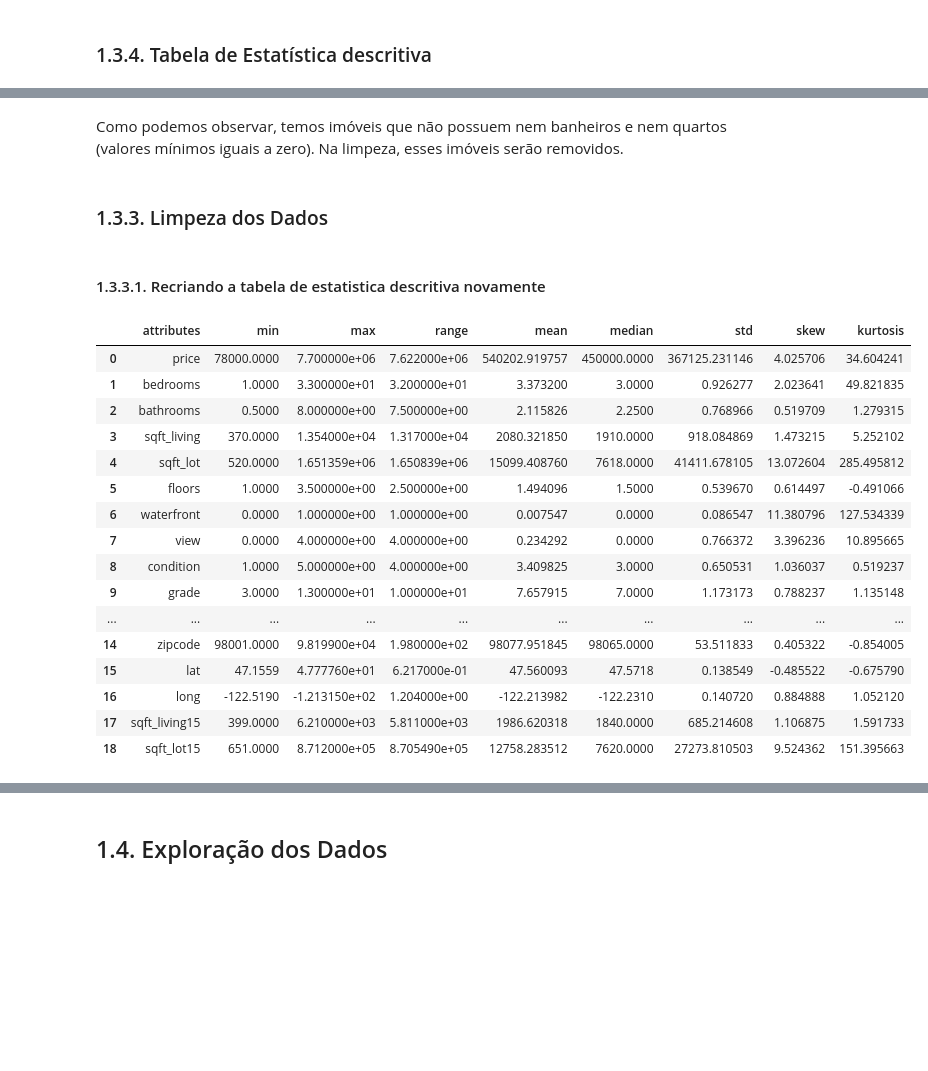
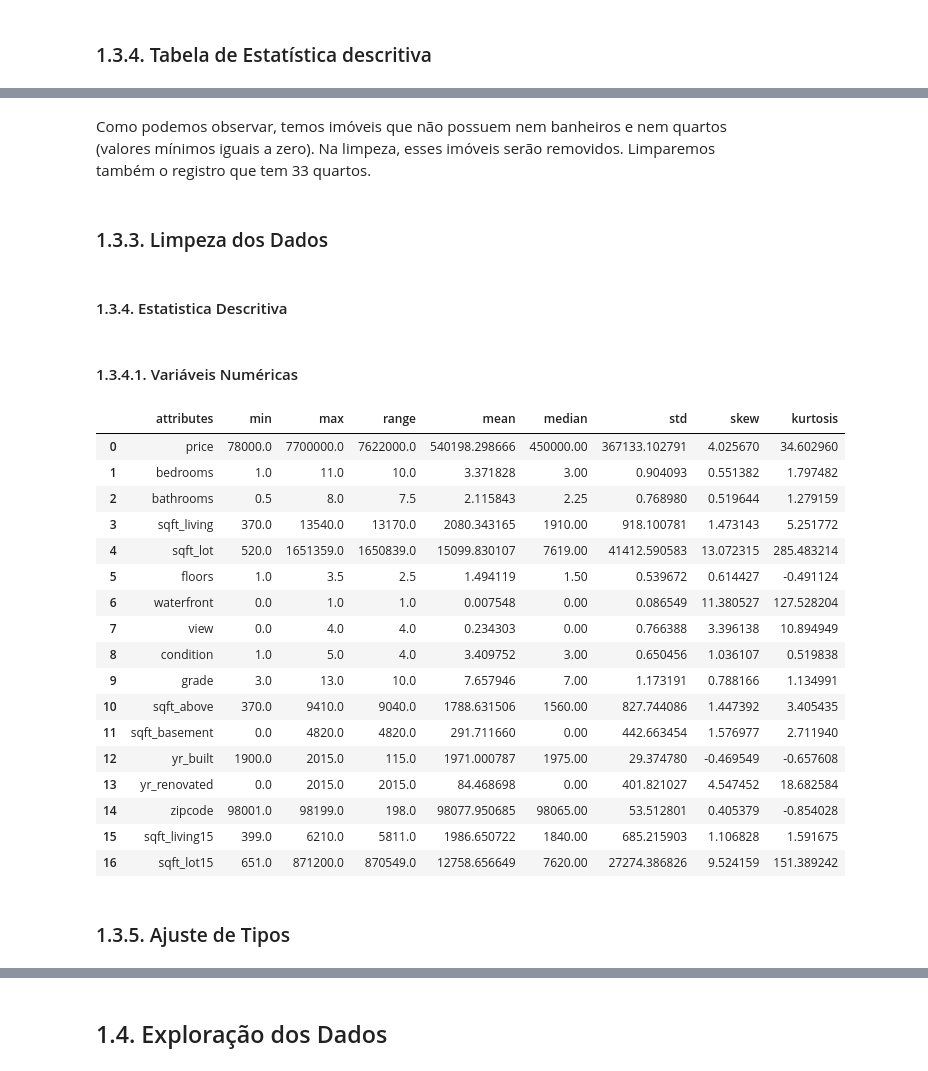
Before and after one commit to PedroFerraresi/houserocket, a Jupyter notebook: notebooks/pf_v2.0.ipynb, the cells around one changed output, grey strips where cells are left out. Saved outputs shown, nothing was run; the diff lists cells and outputs as text; code cells hidden in the pictures; blank space fills up the shorter version.

```diff
--- a/notebooks/pf_v2.0.ipynb
+++ b/notebooks/pf_v2.0.ipynb
@@ -157,30 +161,36 @@ df_numerical
 # %% [markdown]
-Como podemos observar, temos imóveis que não possuem nem banheiros e nem quartos (valores mínimos iguais a zero). Na limpeza, esses imóveis serão removidos.
+Como podemos observar, temos imóveis que não possuem nem banheiros e nem quartos (valores mínimos iguais a zero). Na limpeza, esses imóveis serão removidos. Limparemos também o registro que tem 33 quartos.
 # %% [markdown]
 ### 1.3.3. Limpeza dos Dados
 # %%
 df1 = df_raw.loc[df_raw['bedrooms'] > 0, :]
+df1 = df1.loc[df1['bedrooms'] < 33, :]
 df1 = df1.loc[df1['bathrooms'] > 0, :]
-# %% [markdown]
-#### 1.3.3.1. Recriando a tabela de estatistica descritiva novamente
+# %% [markdown]
+#### 1.3.4. Estatistica Descritiva
+# %% [markdown]
+#### 1.3.4.1. Variáveis Numéricas
 # %%
-df_numerical = create_descriptive_statistics_table(df1, ['id'])
+df_numerical = create_descriptive_statistics_table(df1, ['id', 'lat', 'long'])
 df_numerical
 # %% [output]
 |  | attributes | min | max | range | mean | median | std | skew | kurtosis |
-| 0 | price | 78000.0000 | 7.700000e+06 | 7.622000e+06 | 540202.919757 | 450000.0000 | 367125.231146 | 4.025706 | 34.604241 |
-| 1 | bedrooms | 1.0000 | 3.300000e+01 | 3.200000e+01 | 3.373200 | 3.0000 | 0.926277 | 2.023641 | 49.821835 |
-| 2 | bathrooms | 0.5000 | 8.000000e+00 | 7.500000e+00 | 2.115826 | 2.2500 | 0.768966 | 0.519709 | 1.279315 |
-| 3 | sqft_living | 370.0000 | 1.354000e+04 | 1.317000e+04 | 2080.321850 | 1910.0000 | 918.084869 | 1.473215 | 5.252102 |
-| 4 | sqft_lot | 520.0000 | 1.651359e+06 | 1.650839e+06 | 15099.408760 | 7618.0000 | 41411.678105 | 13.072604 | 285.495812 |
-| 5 | floors | 1.0000 | 3.500000e+00 | 2.500000e+00 | 1.494096 | 1.5000 | 0.539670 | 0.614497 | -0.491066 |
-| 6 | waterfront | 0.0000 | 1.000000e+00 | 1.000000e+00 | 0.007547 | 0.0000 | 0.086547 | 11.380796 | 127.534339 |
-| 7 | view | 0.0000 | 4.000000e+00 | 4.000000e+00 | 0.234292 | 0.0000 | 0.766372 | 3.396236 | 10.895665 |
-| 8 | condition | 1.0000 | 5.000000e+00 | 4.000000e+00 | 3.409825 | 3.0000 | 0.650531 | 1.036037 | 0.519237 |
-| 9 | grade | 3.0000 | 1.300000e+01 | 1.000000e+01 | 7.657915 | 7.0000 | 1.173173 | 0.788237 | 1.135148 |
-| ... | ... | ... | ... | ... | ... | ... | ... | ... | ... |
-| 14 | zipcode | 98001.0000 | 9.819900e+04 | 1.980000e+02 | 98077.951845 | 98065.0000 | 53.511833 | 0.405322 | -0.854005 |
-| 15 | lat | 47.1559 | 4.777760e+01 | 6.217000e-01 | 47.560093 | 47.5718 | 0.138549 | -0.485522 | -0.675790 |
-| 16 | long | -122.5190 | -1.213150e+02 | 1.204000e+00 | -122.213982 | -122.2310 | 0.140720 | 0.884888 | 1.052120 |
-| 17 | sqft_living15 | 399.0000 | 6.210000e+03 | 5.811000e+03 | 1986.620318 | 1840.0000 | 685.214608 | 1.106875 | 1.591733 |
-| 18 | sqft_lot15 | 651.0000 | 8.712000e+05 | 8.705490e+05 | 12758.283512 | 7620.0000 | 27273.810503 | 9.524362 | 151.395663 |
+| 0 | price | 78000.0 | 7700000.0 | 7622000.0 | 540198.298666 | 450000.00 | 367133.102791 | 4.025670 | 34.602960 |
+| 1 | bedrooms | 1.0 | 11.0 | 10.0 | 3.371828 | 3.00 | 0.904093 | 0.551382 | 1.797482 |
+| 2 | bathrooms | 0.5 | 8.0 | 7.5 | 2.115843 | 2.25 | 0.768980 | 0.519644 | 1.279159 |
+| 3 | sqft_living | 370.0 | 13540.0 | 13170.0 | 2080.343165 | 1910.00 | 918.100781 | 1.473143 | 5.251772 |
+| 4 | sqft_lot | 520.0 | 1651359.0 | 1650839.0 | 15099.830107 | 7619.00 | 41412.590583 | 13.072315 | 285.483214 |
+| 5 | floors | 1.0 | 3.5 | 2.5 | 1.494119 | 1.50 | 0.539672 | 0.614427 | -0.491124 |
+| 6 | waterfront | 0.0 | 1.0 | 1.0 | 0.007548 | 0.00 | 0.086549 | 11.380527 | 127.528204 |
+| 7 | view | 0.0 | 4.0 | 4.0 | 0.234303 | 0.00 | 0.766388 | 3.396138 | 10.894949 |
+| 8 | condition | 1.0 | 5.0 | 4.0 | 3.409752 | 3.00 | 0.650456 | 1.036107 | 0.519838 |
+| 9 | grade | 3.0 | 13.0 | 10.0 | 7.657946 | 7.00 | 1.173191 | 0.788166 | 1.134991 |
+| 10 | sqft_above | 370.0 | 9410.0 | 9040.0 | 1788.631506 | 1560.00 | 827.744086 | 1.447392 | 3.405435 |
+| 11 | sqft_basement | 0.0 | 4820.0 | 4820.0 | 291.711660 | 0.00 | 442.663454 | 1.576977 | 2.711940 |
+| 12 | yr_built | 1900.0 | 2015.0 | 115.0 | 1971.000787 | 1975.00 | 29.374780 | -0.469549 | -0.657608 |
+| 13 | yr_renovated | 0.0 | 2015.0 | 2015.0 | 84.468698 | 0.00 | 401.821027 | 4.547452 | 18.682584 |
+| 14 | zipcode | 98001.0 | 98199.0 | 198.0 | 98077.950685 | 98065.00 | 53.512801 | 0.405379 | -0.854028 |
+| 15 | sqft_living15 | 399.0 | 6210.0 | 5811.0 | 1986.650722 | 1840.00 | 685.215903 | 1.106828 | 1.591675 |
+| 16 | sqft_lot15 | 651.0 | 871200.0 | 870549.0 | 12758.656649 | 7620.00 | 27274.386826 | 9.524159 | 151.389242 |
+# %% [markdown]
+### 1.3.5. Ajuste de Tipos
```
Also changed, not shown: parts of 36 cells of this notebook.
